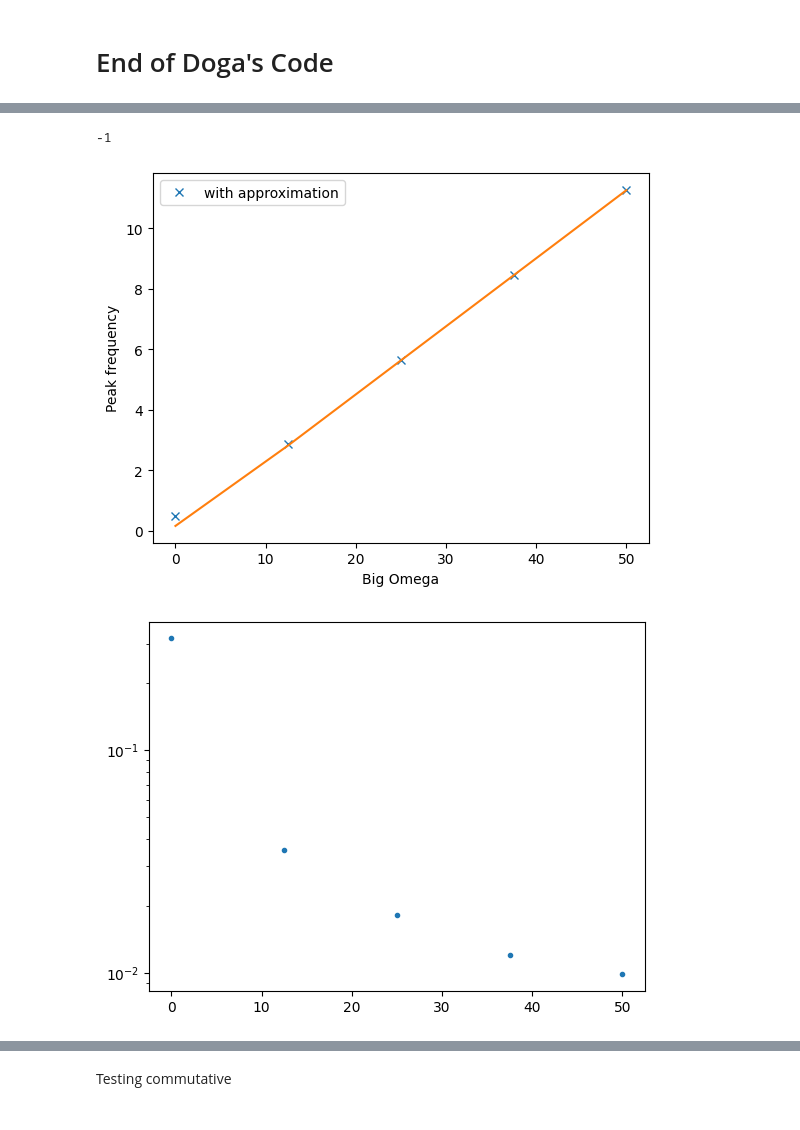
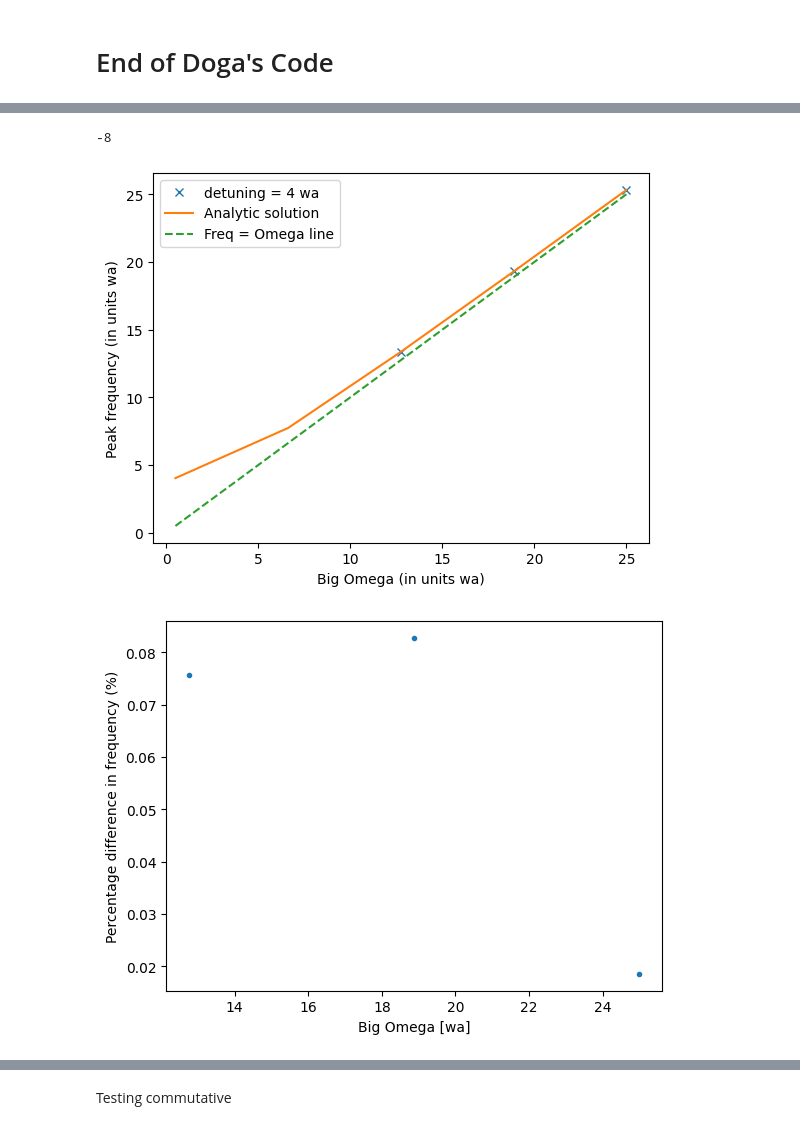
Before and after one commit to Pablo-The-Squirell/Simplest-JC-Model-E-state-Finder, a Jupyter notebook: Codes/qutip_test.ipynb, the cells around one changed output, grey strips where cells are left out. Cells and saved outputs as stored; diff of their text form; code cells hidden in the pictures.

```diff
--- a/Codes/qutip_test.ipynb
+++ b/Codes/qutip_test.ipynb
@@ -318,14 +320,7 @@ for i in range(-50,50):
     # print(i)
     Omega_vals.append(i)
 # decoupled Hamiltonian
-    H0 = wc * a.dag() * a + wa/2 * sigma_z
-
-# interaction Hamiltonian
-    #H1 = Omega/2 * (a.dag() + a) * (sm + sm.dag())
-    H1 = Omega/2 * ((a.dag() * sm) + (sm.dag()*a)) #truncation / approximation
-# interaction Hamiltonian
-
-    H = H0 + H1
+    H = Hamiltonian(wa, wc, Omega, N, False).H_JC
 # Find the eigenstates of the Hamiltonian
     evals, evecs = H.eigenstates()
 # Time evolution
@@ -342,9 +337,10 @@ for i in range(-50,50):
 
     for i in range(num_eigenstates):
         c[i].append(evecs[i].overlap(psi0))
-    print(psi0)
+    # print(psi0)
         #print(i,c[i])
-    #print(evecs[3])
+    print(evecs)
+    print('--------------')
     #print(c[3])
     # print(H)
 
@@ -364,8 +360,8 @@ for i in range(-50,50):
 plt.figure()
 #plt.plot(Omega_vals, c_0_evlt, label=f"|c{1}|^2", color ="red")
 #plt.plot(Omega_vals, c_1_evlt, label=f"|c{2}|^2", color ="red")
-plt.plot(Omega_vals, c_0_evlt, label="Numerical", color ="red")
-plt.plot(Omega_vals, c_1_evlt, color ="red")
+plt.scatter(Omega_vals, c_0_evlt, label="Numerical", color ="red")
+# plt.scatter(Omega_vals, c_1_evlt, color ="red")
 #plt.plot(Omega_vals, k1_vals, label=f"|k{1}|^2", color ="blue")
 #plt.plot(Omega_vals, k2_vals, label=f"|k{2}|^2", color ="blue")
 plt.plot(Omega_vals, k2_vals, label="Analytical", color ="blue")
@@ -644,29 +702,39 @@ for i in om:
 # %%
-d = Hamiltonian(1, 2, i, 10, False).wa - Hamiltonian(1, 2, i, 10, False).wc
+wa = 2
+wc = 10
+d = wa-wc
 print(d)
-w_ana = np.sqrt(d**2 + (om)**2)/(2*np.pi)
+w_ana = np.sqrt(d**2 + (om)**2)/wa
 # print(w_ana)
-# plt.plot(om, freqP, '.', label = 'without approximation')
-plt.plot(om, np.array(freq), 'x', label = 'with approximation')
-plt.plot(om, w_ana)
+# plt.plot(om/wa, freqP, '.', label = 'without approximation')
+plt.plot(om/wa, np.array(freq)*(2*np.pi), 'x', label = 'detuning = 4 wa')
+plt.plot(om/wa, w_ana, label = 'Analytic solution')
+plt.plot(om/wa, om/wa, '--', label = 'Freq = Omega line')
+
 # plt.xscale('log')
 # plt.yscale('log')
-plt.xlabel('Big Omega')
-plt.ylabel('Peak frequency')
+plt.xlabel('Big Omega (in units wa)')
+plt.ylabel('Peak frequency (in units wa)')
 plt.legend()
 plt.show()
 
-plt.plot(om, np.abs(w_ana - np.array(freq)), '.')
+plt.plot(om/wa, 100*np.abs(w_ana - np.array(freq)*(2*np.pi))/w_ana, '.')
 # plt.xscale('log')
-plt.yscale('log')
+# plt.yscale('log')
+plt.xlabel('Big Omega [wa]')
+plt.ylabel('Percentage difference in frequency (%)')
 plt.show()
 
 
-F_ana = (2*om/(4*np.sqrt(d**2 + om**2)))**2
-plt.plot(om, np.array(Peaks), 'x')
-plt.plot(om, F_ana)
+F_ana = (2*om/(2*np.sqrt(d**2 + om**2)))**2
+plt.plot(om/wa, np.array(Peaks), 'x')
+plt.plot(om/wa, F_ana)
 plt.show()
+plt.plot(om/wa, 100*np.abs(F_ana - np.array(Peaks))/F_ana, '.')
+plt.xlabel('Big Omega [wa]')
+plt.ylabel('Percentage difference in Peak height (%)')
+plt.show()
 # %% [output]
--1
+-8
-[figure, old version]
+[figure, new version]
-[figure, old version]
+[figure, new version]
```
Also changed, not shown: parts of 18 cells of this notebook.
